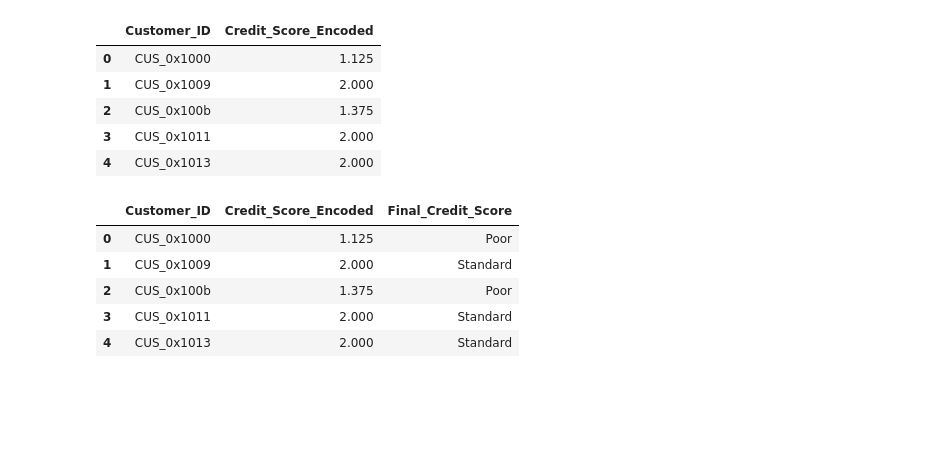
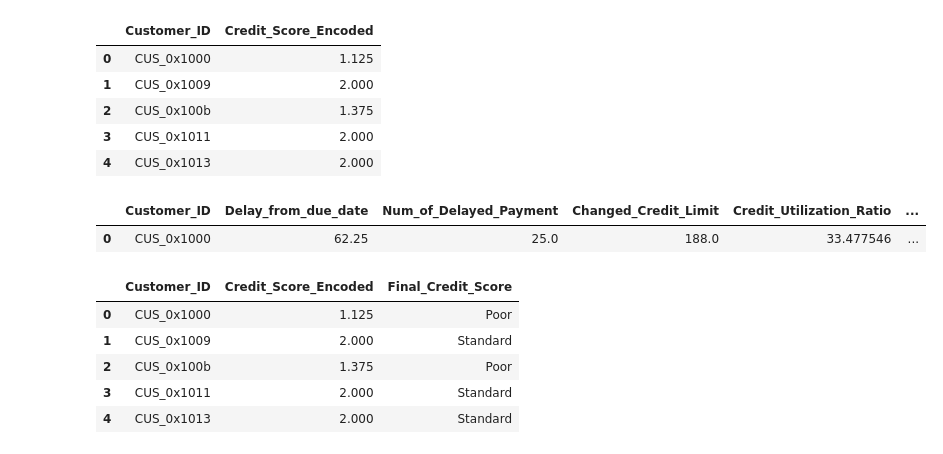
Before and after one commit to Darknight47/Data-Science-Projects-03, a Jupyter notebook: Credit_Scoring_Segmentation.ipynb, the cells around one changed output. Cells and saved outputs as stored; diff of their text form; code cells hidden in the pictures; blank space fills up the shorter version.

```diff
--- a/Credit_Scoring_Segmentation.ipynb
+++ b/Credit_Scoring_Segmentation.ipynb
@@ -307,8 +307,8 @@ dataset_cpy['Outstanding_Debt'] = pd.to_numeric(dataset_cpy['Outstanding_Debt'],
 ### Feature Selection
 #### Enforcing column consistency for consistent features
 # %%
-constant_numerical_features = ['Age', 'Annual_Income', 'Monthly_Inhand_Salary', 'Num_Bank_Accounts', 'Num_Credit_Card',
-                               'Interest_Rate', 'Num_of_Loan', 'Num_Credit_Inquiries', 'Outstanding_Debt', 'Total_EMI_per_month', 'Credit_Mix', 'Payment_of_Min_Amount',]
+constant_numerical_features = ['Customer_ID', 'Age', 'Occupation', 'Annual_Income', 'Monthly_Inhand_Salary', 'Num_Bank_Accounts', 'Num_Credit_Card',
+                               'Interest_Rate', 'Num_of_Loan', 'Type_of_Loan', 'Num_Credit_Inquiries', 'Outstanding_Debt', 'Total_EMI_per_month', 'Credit_Mix', 'Payment_of_Min_Amount']
 for feature in constant_numerical_features:
     dataset_cpy[feature] = enforce_column_consistency(column=dataset_cpy[feature], batch_size=8)
 # %% [markdown]
@@ -340,6 +340,11 @@ aggregated_credit_data.head()
 | 2 | CUS_0x100b | 1.375 |
 | 3 | CUS_0x1011 | 2.000 |
 | 4 | CUS_0x1013 | 2.000 |
+# %%
+aggregated_varying_data.head(1)
+# %% [output]
+|  | Customer_ID | Delay_from_due_date | Num_of_Delayed_Payment | Changed_Credit_Limit | Credit_Utilization_Ratio | ... |
+| 0 | CUS_0x1000 | 62.25 | 25.0 | 188.0 | 33.477546 | ... |
 # %%
 def classify_credit_score(mean_score):
     if mean_score <= 1.5:
```
Also changed, not shown: parts of 6 cells of this notebook.
